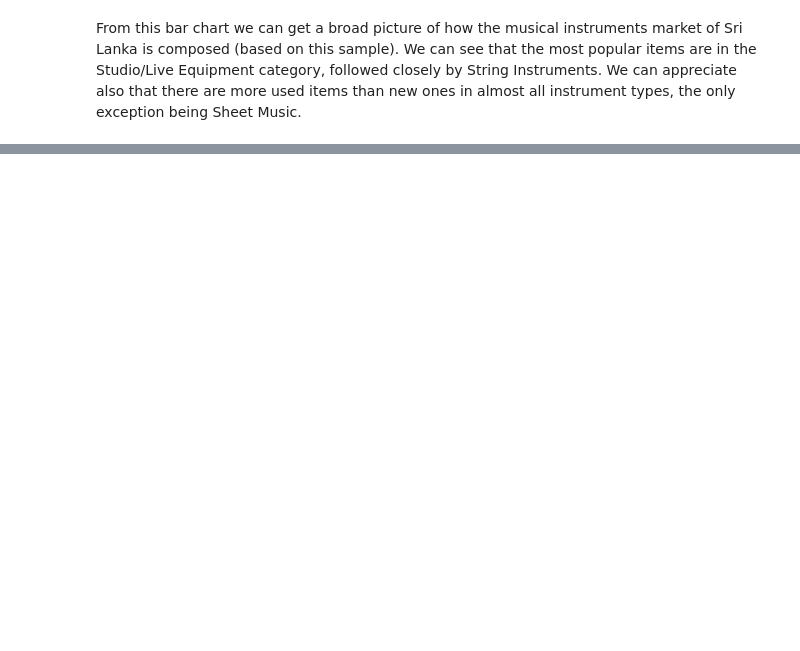
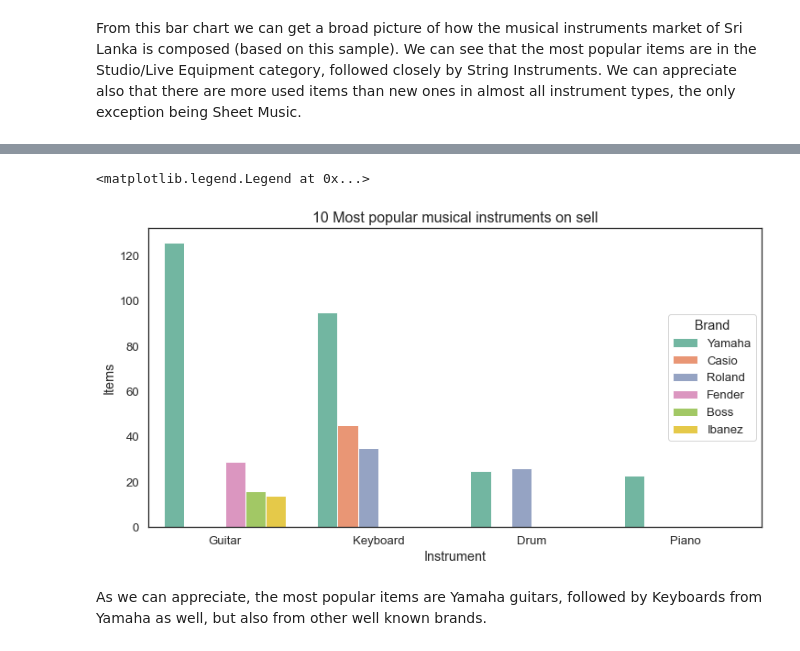
Before and after one commit to LeandroHornos/musical-instruments-prices, a Jupyter notebook: exploratory-analysis.ipynb, the cells around one changed output, grey strips where cells are left out. Saved outputs shown, nothing was run; the diff lists cells and outputs as text; code cells hidden in the pictures; blank space fills up the shorter version.

```diff
--- a/exploratory-analysis.ipynb
+++ b/exploratory-analysis.ipynb
@@ -84,0 +142,3 @@ From this bar chart we can get a broad picture of how the musical instruments ma
+# %%
+# We are going to make a table to count how many instruments of each brand we have
+table = df[["Instrument_Type", "Instrument", "Brand","Title", "Price_value"]].groupby(["Instrument_Type", "Instrument", "Brand"]).agg({'Title':"count","Price_value":np.mean}).rename(columns={"Title":"Items","Price_value":"Mean Price"}).reset_index().sort_values(["Instrument_Type","Instrument","Brand"])
@@ -84,0 +160,14 @@ From this bar chart we can get a broad picture of how the musical instruments ma
+# %%
+#GRAPH: Bar plot that shows de 10 most popular items, grouped by instrument
+fig_dims = (12, 6)
+fig, ax = plt.subplots(figsize=fig_dims)
+title = "10 Most popular musical instruments on sell"
+sns.barplot(x = "Instrument", y = "Items", hue = "Brand", ax=ax, data = table.sort_values(["Items"], ascending=False).head(10)).set_title(title, fontsize=16)
+#add overall title
+#place legend in center right of plot
+plt.legend(loc='center right', title='Brand')
+# %% [output]
+<matplotlib.legend.Legend at 0x...>
+[figure, added]
+# %% [markdown]
+As we can appreciate, the most popular items are Yamaha guitars, followed by Keyboards from Yamaha as well, but also from other well known brands.
```
Also changed, not shown: parts of 17 cells of this notebook, 5 other files.
